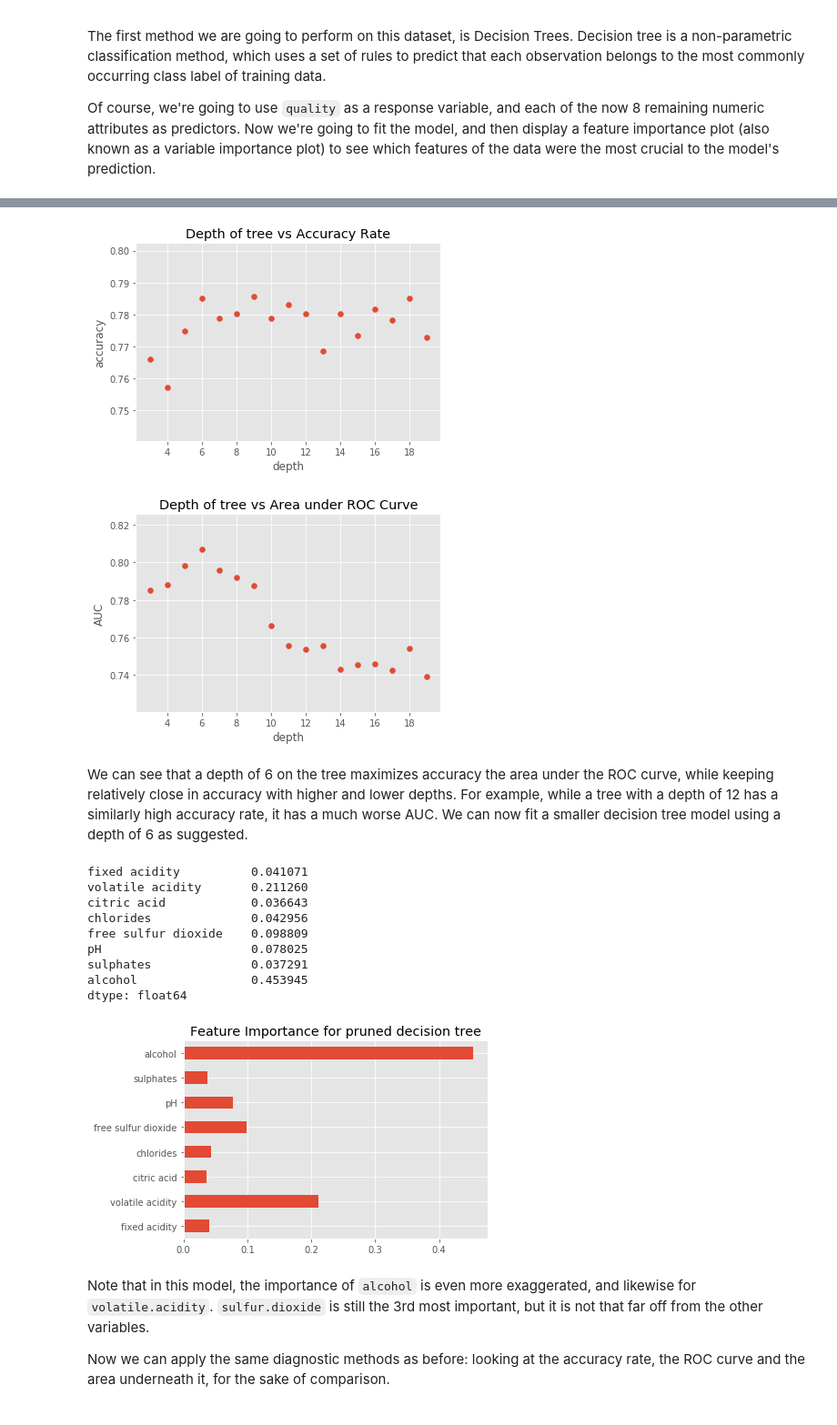
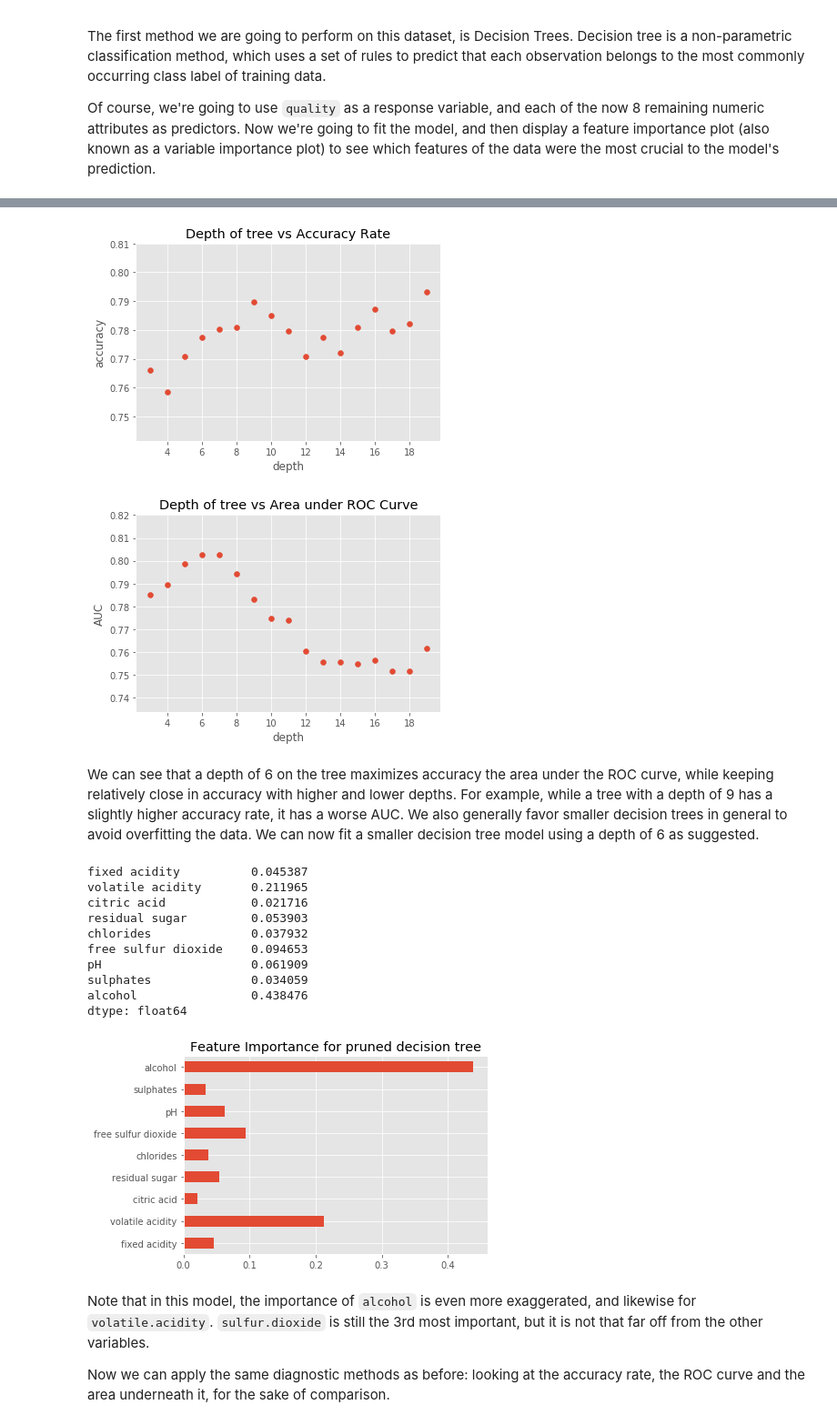
Before and after one commit to jstevenr/wine-classification-python, a Jupyter notebook: wine-quality.ipynb, the cells around one changed output, grey strips where cells are left out. Shown: that part at 91% size. Cells and saved outputs as stored; diff of their text form; code cells hidden in the pictures.

```diff
--- a/wine-quality.ipynb
+++ b/wine-quality.ipynb
@@ -71,8 +71,8 @@ So, we should actually remove the variables `residual.sugar` and `density`, as w
 # %%
 # removing three predictors
 df = pd.read_csv("winequality-white.csv", sep = ";")
-df.drop(["residual sugar", "density", "total sulfur dioxide"], axis = 1, inplace = True)
-
+# df.drop(["residual sugar", "density", "total sulfur dioxide"], axis = 1, inplace = True)
+df.drop(["density", "total sulfur dioxide"], axis = 1, inplace = True)
 
 corr = df.corr()
 plt.figure(figsize = (10,10))
@@ -230,31 +229,32 @@ def scatter_plot(df, x, y, title):
 scatter_plot(depth, 'depth', 'accuracy', 'Depth of tree vs Accuracy Rate')
 scatter_plot(depth, 'depth', 'AUC', 'Depth of tree vs Area under ROC Curve')
 # %% [output]
-[figure, old version]
+[figure, new version]
-[figure, old version]
+[figure, new version]
 # %% [markdown]
-We can see that a depth of 6 on the tree maximizes accuracy the area under the ROC curve, while keeping relatively close in accuracy with higher and lower depths. For example, while a tree with a depth of 12 has a similarly high accuracy rate, it has a much worse AUC. We can now fit a smaller decision tree model using a depth of 6 as suggested.
+We can see that a depth of 6 on the tree maximizes accuracy the area under the ROC curve, while keeping relatively close in accuracy with higher and lower depths. For example, while a tree with a depth of 9 has a slightly higher accuracy rate, it has a worse AUC. We also generally favor smaller decision trees in general to avoid overfitting the data. We can now fit a smaller decision tree model using a depth of 6 as suggested.
 # %%
 # the optimal number of leaves is 6
 pruned_clf = tree.DecisionTreeClassifier(max_depth = 6)
 pruned_clf.fit(X_train, y_train)
 pruned_y_pred = pruned_clf.predict(X_test)
 # variable importance plot
-pruned_importance = pd.Series(pruned_clf.feature_importances_, index = df.columns[0:8])
+pruned_importance = pd.Series(pruned_clf.feature_importances_, index = df.columns[0:9])
 print(pruned_importance)
 pruned_importance.plot(kind = 'barh', title = 'Feature Importance for pruned decision tree')
 plt.show()
 # %% [output]
-fixed acidity          0.041071
-volatile acidity       0.211260
-citric acid            0.036643
-chlorides              0.042956
-free sulfur dioxide    0.098809
-pH                     0.078025
-sulphates              0.037291
-alcohol                0.453945
+fixed acidity          0.045387
+volatile acidity       0.211965
+citric acid            0.021716
+residual sugar         0.053903
+chlorides              0.037932
+free sulfur dioxide    0.094653
+pH                     0.061909
+sulphates              0.034059
+alcohol                0.438476
 dtype: float64
-[figure, old version]
+[figure, new version]
 # %% [markdown]
 Note that in this model, the importance of `alcohol` is even more exaggerated, and likewise for `volatile.acidity`. `sulfur.dioxide` is still the 3rd most important, but it is not that far off from the other variables.
 
```
Also changed, not shown: parts of 23 cells of this notebook.
